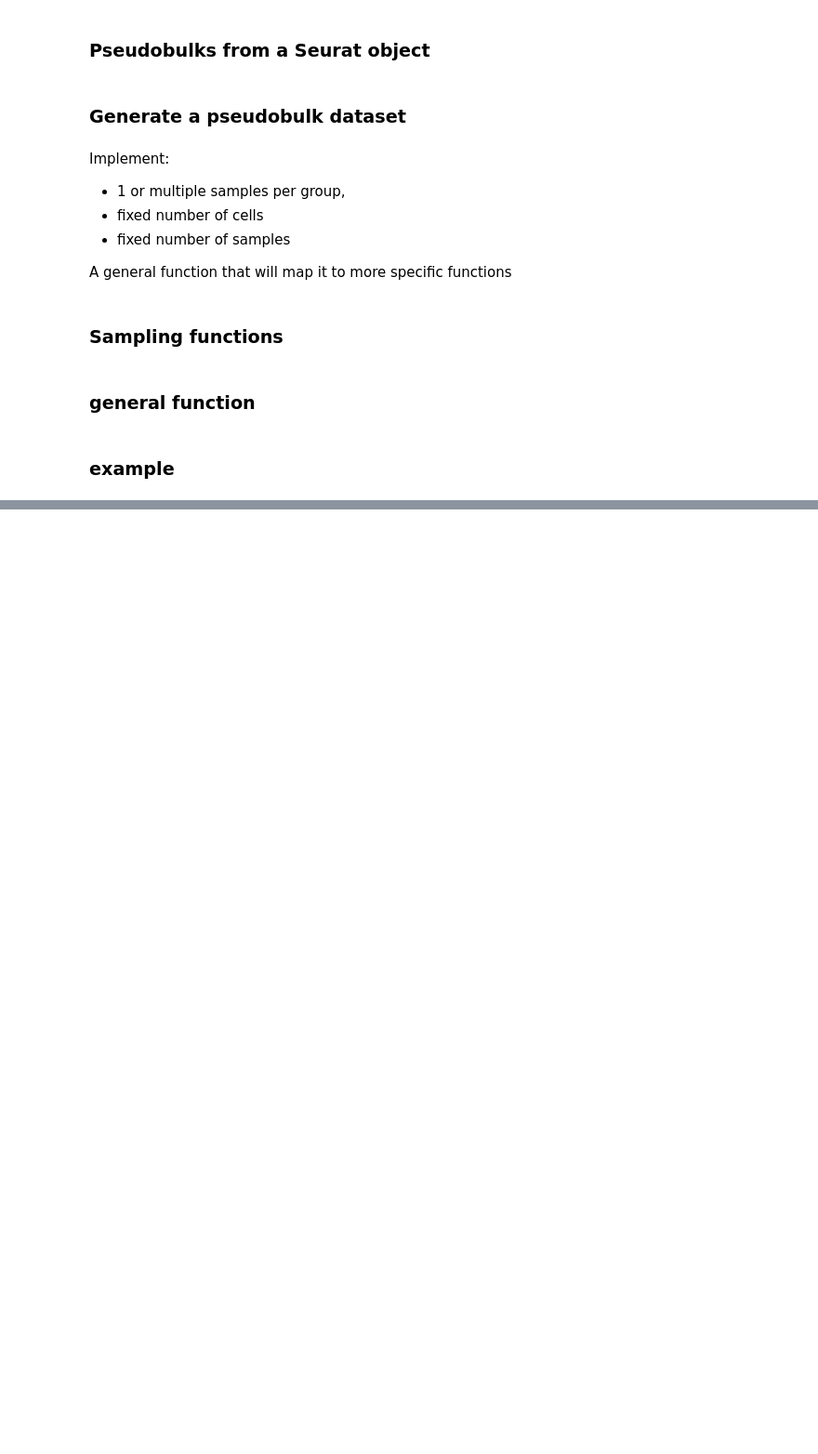
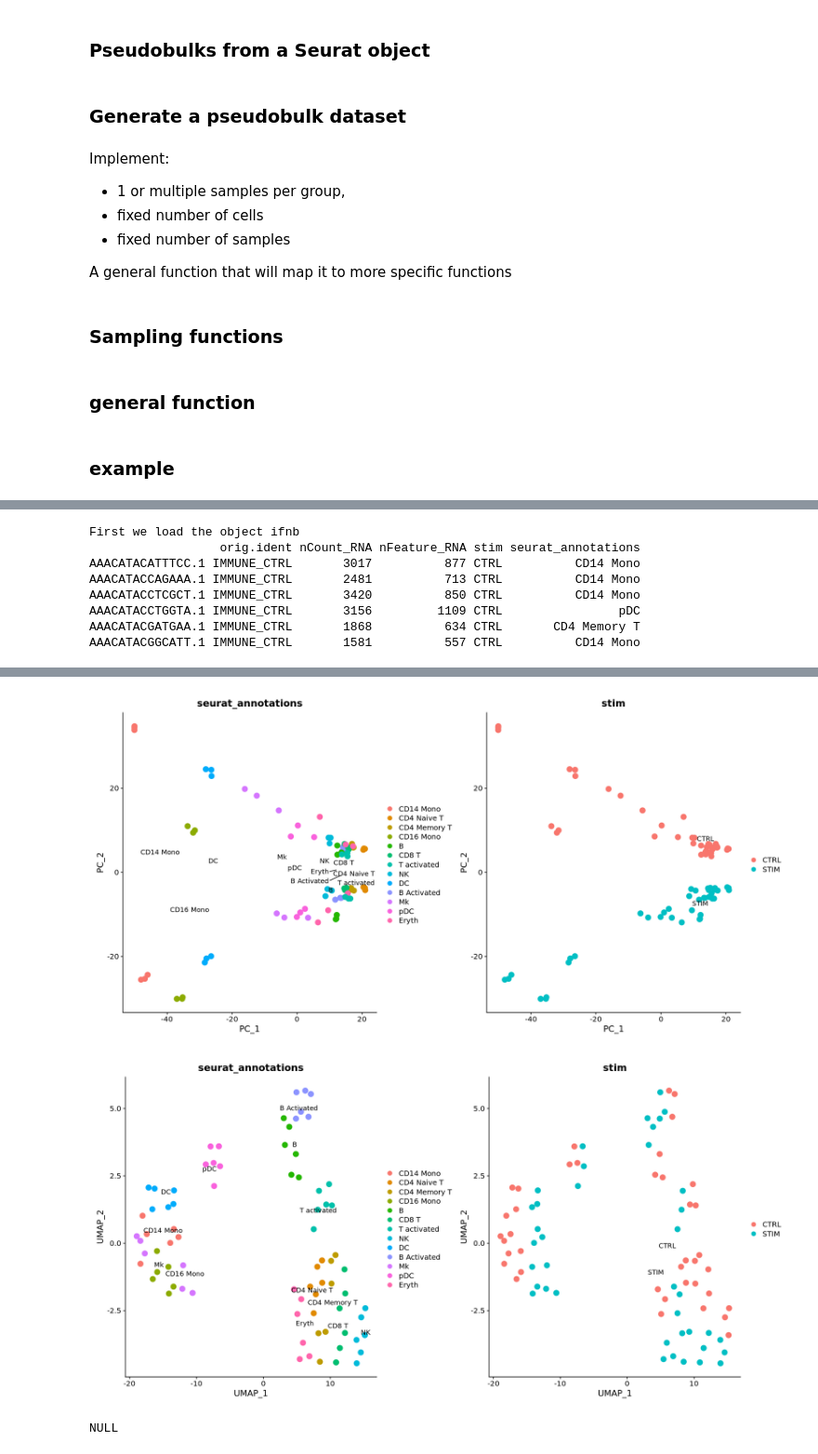
Before and after one commit to xoelmb/utils, a Jupyter notebook: R/pseudobulk_generation.ipynb, the cells around one changed output, grey strips where cells are left out. Shown at 93% size. Drawn from its saved outputs; the diff is of its cells as text; code cells hidden in the pictures; blank space fills up the shorter version.

```diff
--- a/R/pseudobulk_generation.ipynb
+++ b/R/pseudobulk_generation.ipynb
@@ -455,2 +464,11 @@ NULL
 # %%
-example(sel.method = 'recursive', lognorm=T, verbose=F)
+example.pseudobulk_generate(sel.method = 'recursive', lognorm=T, verbose=F)
+# %% [output]
+First we load the object ifnb
+                  orig.ident nCount_RNA nFeature_RNA stim seurat_annotations
+AAACATACATTTCC.1 IMMUNE_CTRL       3017          877 CTRL          CD14 Mono
+AAACATACCAGAAA.1 IMMUNE_CTRL       2481          713 CTRL          CD14 Mono
+AAACATACCTCGCT.1 IMMUNE_CTRL       3420          850 CTRL          CD14 Mono
+AAACATACCTGGTA.1 IMMUNE_CTRL       3156         1109 CTRL                pDC
+AAACATACGATGAA.1 IMMUNE_CTRL       1868          634 CTRL       CD4 Memory T
+AAACATACGGCATT.1 IMMUNE_CTRL       1581          557 CTRL          CD14 Mono
@@ -456,0 +479,3 @@ example(sel.method = 'recursive', lognorm=T, verbose=F)
+[figure, added]
+[figure, added]
+NULL
```
Also changed, not shown: parts of 8 cells of this notebook, 14 other files.
